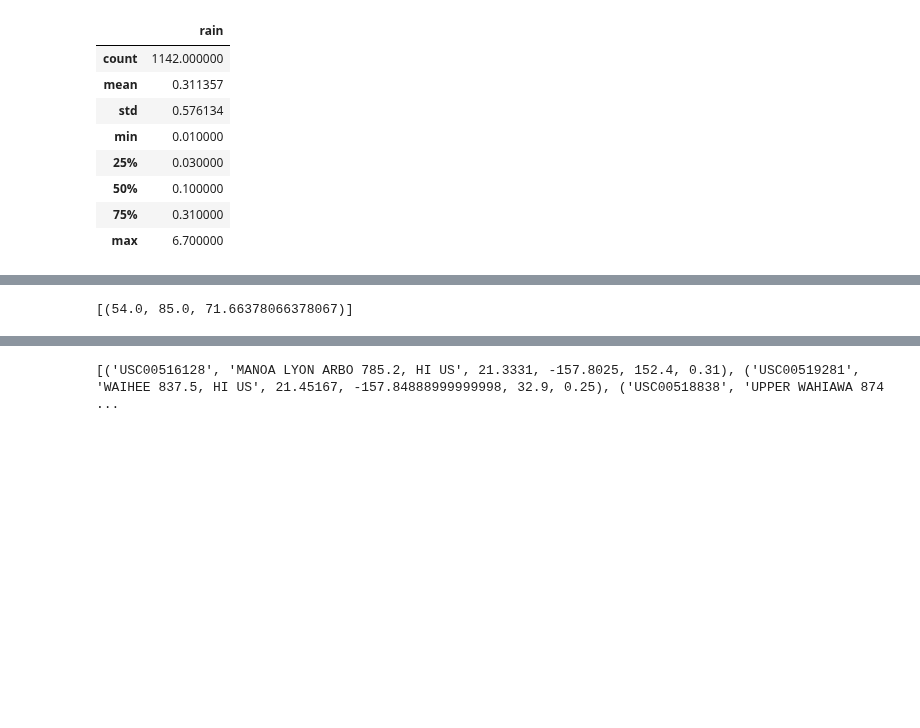
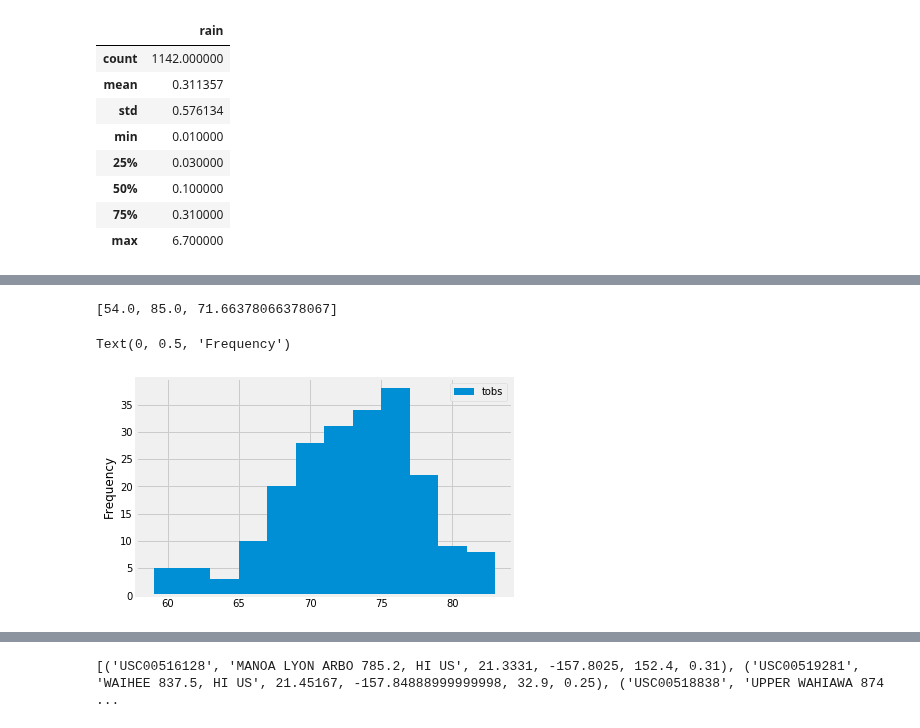
Before and after one commit to mpg33/DA_HW, a Jupyter notebook: climate_starter.ipynb, the cells around one changed output, grey strips where cells are left out. Saved outputs shown, nothing was run; the diff lists cells and outputs as text; code cells hidden in the pictures; blank space fills up the shorter version.

```diff
--- a/climate_starter.ipynb
+++ b/climate_starter.ipynb
@@ -127,5 +131,8 @@ count_stations
 # What are the most active stations? (i.e. what stations have the most rows)?
 # List the stations and the counts in descending order.
 
-count_stations[0]
+active = session.query(Measurement.station,Measurement.tobs)
+active_df = pd.DataFrame(active[:], columns=["Stations", "TOBS"])
+top_active = active_df.groupby("Stations").count().sort_values('TOBS', ascending=False)
+top_active
 # %% [output]
@@ -133,8 +150,33 @@ count_stations[0]
 # %%
 # Using the station id from the previous query, calculate the lowest temperature recorded,
 # highest temperature recorded, and average temperature most active station?
+most_active=active_df.loc[active_df['Stations']==top_active.index[0]]
+#most_active
+
+result = [most_active["TOBS"].min(), most_active["TOBS"].max(),\
+          most_active["TOBS"].mean()]
+print(result)
 # %% [output]
-[(54.0, 85.0, 71.66378066378067)]
+[54.0, 85.0, 71.66378066378067]
 # %%
 # Choose the station with the highest number of temperature observations.
 # Query the last 12 months of temperature observation data for this station and plot the results as a histogram
+
+max_temp = top_active.index[0]
+max_temp
+maxx = session.query(Measurement.station, Measurement.date, Measurement.tobs).\
+    filter(Measurement.date.between('2017-01-09','2018-01-09')).\
+    filter(Measurement.station==max_temp).\
+    order_by(Measurement.date).all()
+
+# df3 = pd.DataFrame(mas[:],columns=['TOBS','Recorded Temperature'])
+max_df = pd.DataFrame(maxx)
+max_df.plot.hist(bins=12)
+plt.ylabel('Frequency')
+# Sort the dataframe by date
+# df3.set_index('Recorded Temperature',inplace=True)
+# df3
+# Use Pandas Plotting with Matplotlib to plot the data
+# %% [output]
+Text(0, 0.5, 'Frequency')
+[figure, added]
```
Also changed, not shown: parts of 8 cells of this notebook, 1 other file.
